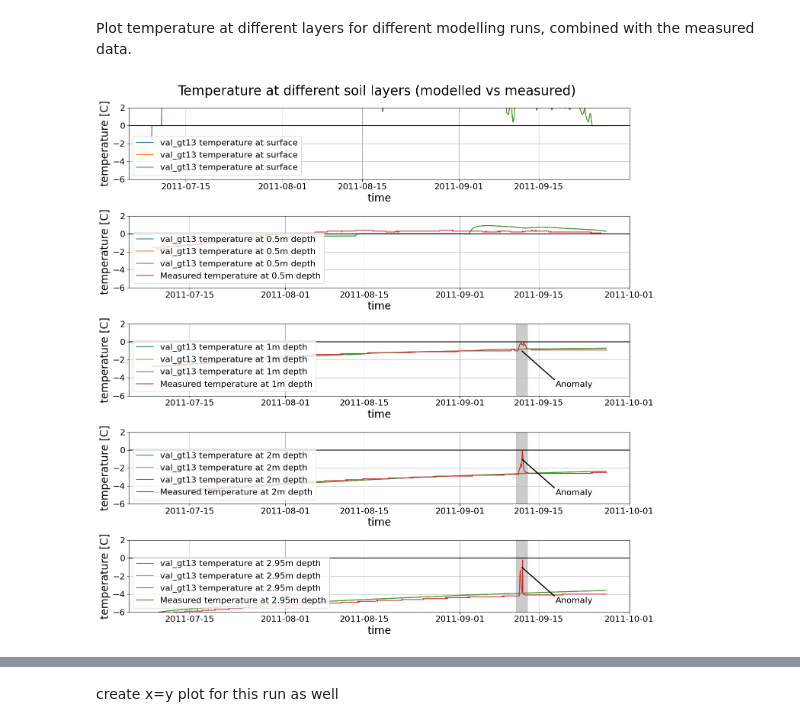
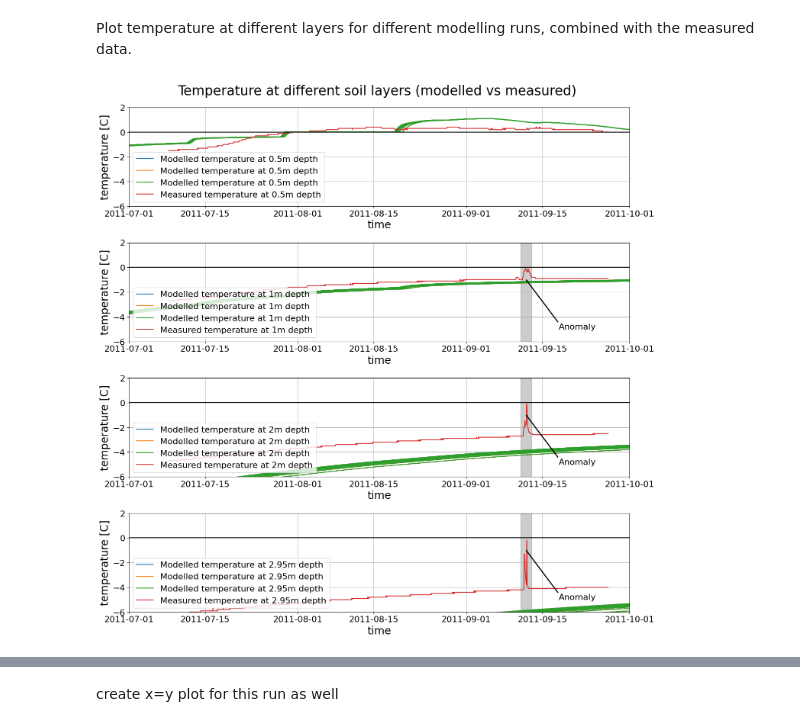
Before and after one commit to khdebruijn/thermo-morphological-model, a Jupyter notebook: validation/ground_temperature_calibration.ipynb, the cells around one changed output, grey strips where cells are left out. Saved outputs shown, nothing was run; the diff lists cells and outputs as text; code cells hidden in the pictures.

```diff
--- a/validation/ground_temperature_calibration.ipynb
+++ b/validation/ground_temperature_calibration.ipynb
@@ -33,9 +33,9 @@ Load in datasets of different modelling runs.
 # load in the modelling results
 # results_folder = Path(r"P:\11210070-usgscoop-202324-arcticxb\runs\val_gt1")
 
-runid2 = 'val_gt13'
-runid3 = 'val_gt13'
-runid4 = 'val_gt13'
+runid2 = 'val_gt24'
+runid3 = 'val_gt24'
+runid4 = 'val_gt24'
 
 fname_gt2 = "data/" + runid2 + "_ground_temperature_timeseries.csv"
 fname_gt3 = "data/" + runid3 + "_ground_temperature_timeseries.csv"
@@ -47,7 +47,7 @@ df_gt3 = pd.read_csv(fname_gt3, parse_dates=['time'])
 df_gt4 = pd.read_csv(fname_gt4, parse_dates=['time'])
 
 # Lets add some columns to convert to Celcius
-colnames = ['temp_0m[K]', 'temp_0.5m[K]', 'temp_1.0m[K]', 'temp_2.0m[K]', 'temp_2.95m[K]']
+colnames = ['temp_0.0m[K]', 'temp_0.5m[K]', 'temp_1.0m[K]', 'temp_2.0m[K]', 'temp_2.95m[K]']
 
 for df in [df_gt2, df_gt3, df_gt4]:
     for colname in colnames:
@@ -115,9 +116,10 @@ for df in [df_gt2, df_gt3, df_gt4]:
 # %% [markdown]
 Plot temperature at different layers for different modelling runs, combined with the measured data.
 # %%
-fig, axs = plt.subplots(5, 1, figsize=(15, 15))
+fig, axs = plt.subplots(4, 1, figsize=(15, 15))
 
-ax0, ax1, ax2, ax3, ax4 = axs
+# ax0, ax1, ax2, ax3, ax4 = axs
+ax1, ax2, ax3, ax4 = axs
 
 ax2.fill_between([pd.Timestamp('2011-09-11'), pd.Timestamp('2011-09-13')], -50, 50, alpha=0.2, color='k')
 ax2.annotate("Anomaly", (pd.Timestamp('2011-09-12'), -1), xytext=(pd.Timestamp('2011-09-18'), -5), arrowprops={'width':1, 'headwidth':2, 'headlength':2})
@@ -128,48 +130,49 @@ ax4.annotate("Anomaly", (pd.Timestamp('2011-09-12'), -1), xytext=(pd.Timestamp('
 # ax3.fill_between([pd.Timestamp('2011-07-11'), pd.Timestamp('2015-07-05')], -50, 50, alpha=0.2, label='Anomaly', color='k')
 # ax4.fill_between([pd.Timestamp('2011-08-27'), pd.Timestamp('2018-07-30')], -50, 50, alpha=0.2, label='Anomaly', color='k')
 
-ax0.plot(df_gt2['time'], df_gt2['temp_0m[C]'], label=f'{runid2} temperature at surface')
-ax0.plot(df_gt3['time'], df_gt3['temp_0m[C]'], label=f'{runid3} temperature at surface')
-ax0.plot(df_gt4['time'], df_gt4['temp_0m[C]'], label=f'{runid4} temperature at surface')
+# ax0.plot(df_gt2['time'], df_gt2['temp_0.0m[C]'], label=f'{runid2} temperature at surface')
+# ax0.plot(df_gt3['time'], df_gt3['temp_0.0m[C]'], label=f'{runid3} temperature at surface')
+# ax0.plot(df_gt4['time'], df_gt4['temp_0.0m[C]'], label=f'{runid4} temperature at surface')
 
-ax1.plot(df_gt2['time'], df_gt2['temp_0.5m[C]'], label=f'{runid2} temperature at 0.5m depth')
-ax1.plot(df_gt3['time'], df_gt3['temp_0.5m[C]'], label=f'{runid3} temperature at 0.5m depth')
-ax1.plot(df_gt4['time'], df_gt4['temp_0.5m[C]'], label=f'{runid4} temperature at 0.5m depth')
+ax1.plot(df_gt2['time'], df_gt2['temp_0.5m[C]'], label=f'Modelled temperature at 0.5m depth')
+ax1.plot(df_gt3['time'], df_gt3['temp_0.5m[C]'], label=f'Modelled temperature at 0.5m depth')
+ax1.plot(df_gt4['time'], df_gt4['temp_0.5m[C]'], label=f'Modelled temperature at 0.5m depth')
 ax1.plot(df_erikson['time'], df_erikson['T50cm'], label='Measured temperature at 0.5m depth')
 
-ax2.plot(df_gt2['time'], df_gt2['temp_1.0m[C]'], label=f'{runid2} temperature at 1m depth')
-ax2.plot(df_gt3['time'], df_gt3['temp_1.0m[C]'], label=f'{runid3} temperature at 1m depth')
-ax2.plot(df_gt4['time'], df_gt4['temp_1.0m[C]'], label=f'{runid4} temperature at 1m depth')
+ax2.plot(df_gt2['time'], df_gt2['temp_1.0m[C]'], label=f'Modelled temperature at 1m depth')
+ax2.plot(df_gt3['time'], df_gt3['temp_1.0m[C]'], label=f'Modelled temperature at 1m depth')
+ax2.plot(df_gt4['time'], df_gt4['temp_1.0m[C]'], label=f'Modelled temperature at 1m depth')
 ax2.plot(df_erikson['time'], df_erikson['T100cm'], label='Measured temperature at 1m depth')
 
-ax3.plot(df_gt2['time'], df_gt2['temp_2.0m[C]'], label=f'{runid2} temperature at 2m depth')
-ax3.plot(df_gt3['time'], df_gt3['temp_2.0m[C]'], label=f'{runid3} temperature at 2m depth')
-ax3.plot(df_gt4['time'], df_gt4['temp_2.0m[C]'], label=f'{runid4} temperature at 2m depth')
+ax3.plot(df_gt2['time'], df_gt2['temp_2.0m[C]'], label=f'Modelled temperature at 2m depth')
+ax3.plot(df_gt3['time'], df_gt3['temp_2.0m[C]'], label=f'Modelled temperature at 2m depth')
+ax3.plot(df_gt4['time'], df_gt4['temp_2.0m[C]'], label=f'Modelled temperature at 2m depth')
 ax3.plot(df_erikson['time'], df_erikson['T200cm'], label='Measured temperature at 2m depth')
 
-ax4.plot(df_gt2['time'], df_gt2['temp_2.95m[C]'], label=f'{runid2} temperature at 2.95m depth')
-ax4.plot(df_gt3['time'], df_gt3['temp_2.95m[C]'], label=f'{runid3} temperature at 2.95m depth')
-ax4.plot(df_gt4['time'], df_gt4['temp_2.95m[C]'], label=f'{runid4} temperature at 2.95m depth')
+ax4.plot(df_gt2['time'], df_gt2['temp_2.95m[C]'], label=f'Modelled temperature at 2.95m depth')
+ax4.plot(df_gt3['time'], df_gt3['temp_2.95m[C]'], label=f'Modelled temperature at 2.95m depth')
+ax4.plot(df_gt4['time'], df_gt4['temp_2.95m[C]'], label=f'Modelled temperature at 2.95m depth')
 ax4.plot(df_erikson['time'], df_erikson['T295cm'], label='Measured temperature at 2.95m depth')
 
 
 
 for ax in axs:
 
     # if not ax==ax0:
     ax.set_ylim((-6, 2))
+    ax.set_xlim((pd.to_datetime("2011-07-01"), pd.to_datetime("2011-10-01")))
 
     ax.legend(loc='lower left')
     ax.set_xlabel('time')
     ax.set_ylabel('temperature [C]')
     ax.axhline(0, label='Tm', color='k')
     ax.grid()
 
 fig.suptitle("Temperature at different soil layers (modelled vs measured)")
 
 fig.tight_layout()
 
 plt.show()
 # %% [output]
-[figure, old version]
+[figure, new version]
 # %%
```
Also changed, not shown: parts of 6 cells of this notebook, 2 other files.
